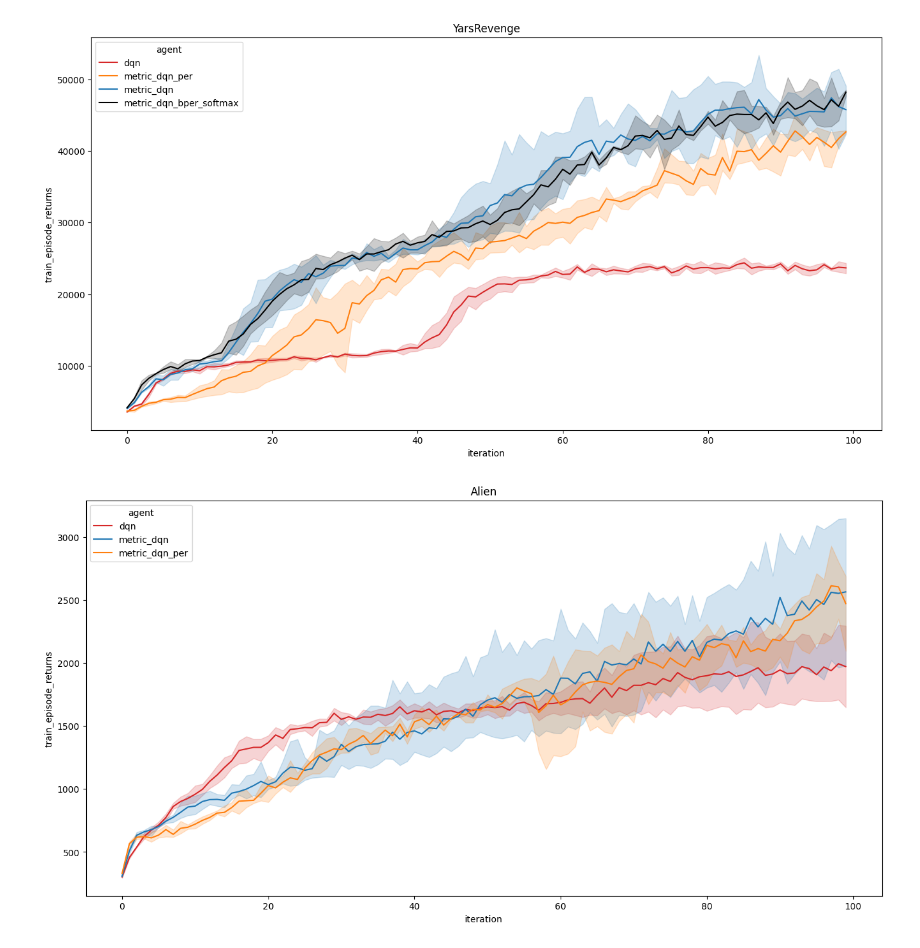
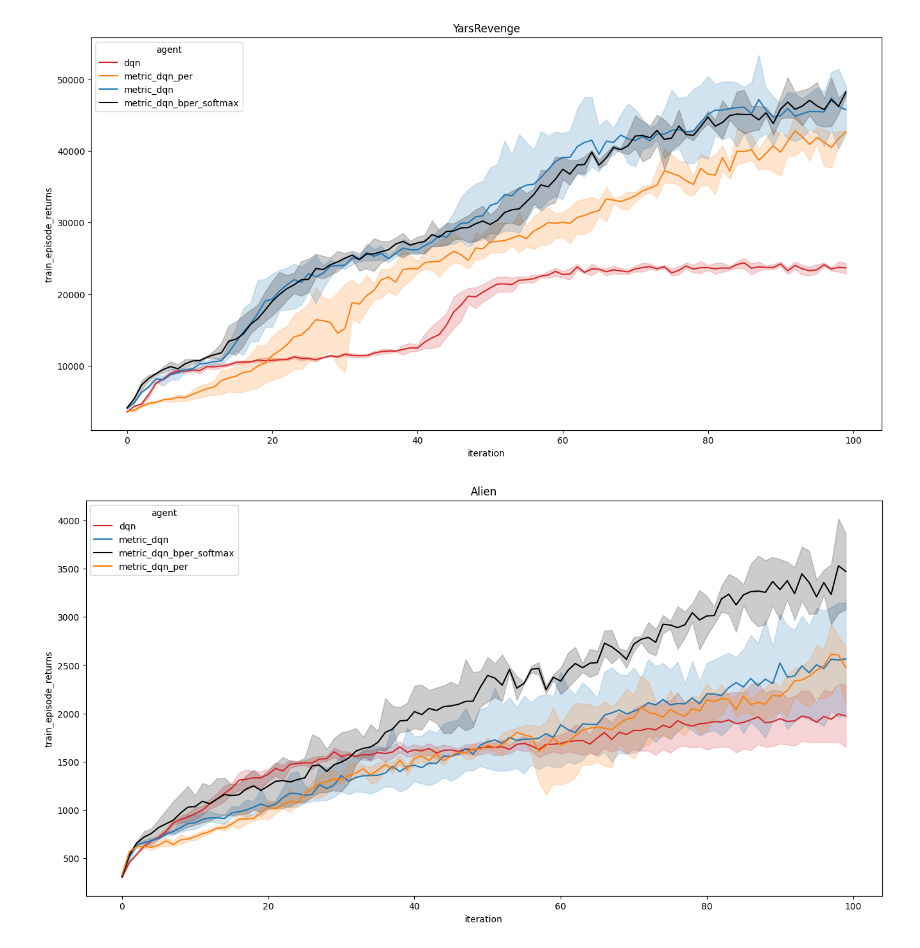
Before and after one commit to ZosoV/bisimulation-PER, a Jupyter notebook: jupyter_notebooks/load_statistics.ipynb, the cells around one changed output. Cells and saved outputs as stored; diff of their text form; code cells hidden in the pictures.

```diff
--- a/jupyter_notebooks/load_statistics.ipynb
+++ b/jupyter_notebooks/load_statistics.ipynb
@@ -384,28 +384,28 @@ plot_game(game = game, dataframes = dataframes)
 # %%
 # NOTE: Synchronize the results from the ssh server before runing the next cell
 
 game = 'Alien'
 results = read_experiment( log_path = f"logs/{game}/",
                      parameter_set= collections.OrderedDict([
                                     ('agent', ["metric_dqn",
                                     'metric_dqn_per',
-                                    # 'metric_dqn_bper_softmax',
+                                    'metric_dqn_bper_softmax',
                                     # "metric_dqn_bper_exponential_norm",
                                     # "metric_dqn_bper_td_weights"
                                     ]),
                          ('run_number', ['118398', '711872', '919409']),
                      ]),
                      job_descriptor='{}/{}',
                      summary_keys=['train_episode_returns'],)
 
 # Load dqn baseline data
 dataframes = load_baselines(load_path = 'outputs/baselines/dqn')
 
 # Merging the new results to the existing data frame
 dataframes[game] = dataframes[game].merge(
     results, how='outer')
 
 # Plot the baselines and my results
 plot_game(game = game, dataframes = dataframes)
 # %% [output]
-[figure, old version]
+[figure, new version]
```
Also changed, not shown: parts of 7 cells of this notebook, 3 other files.
